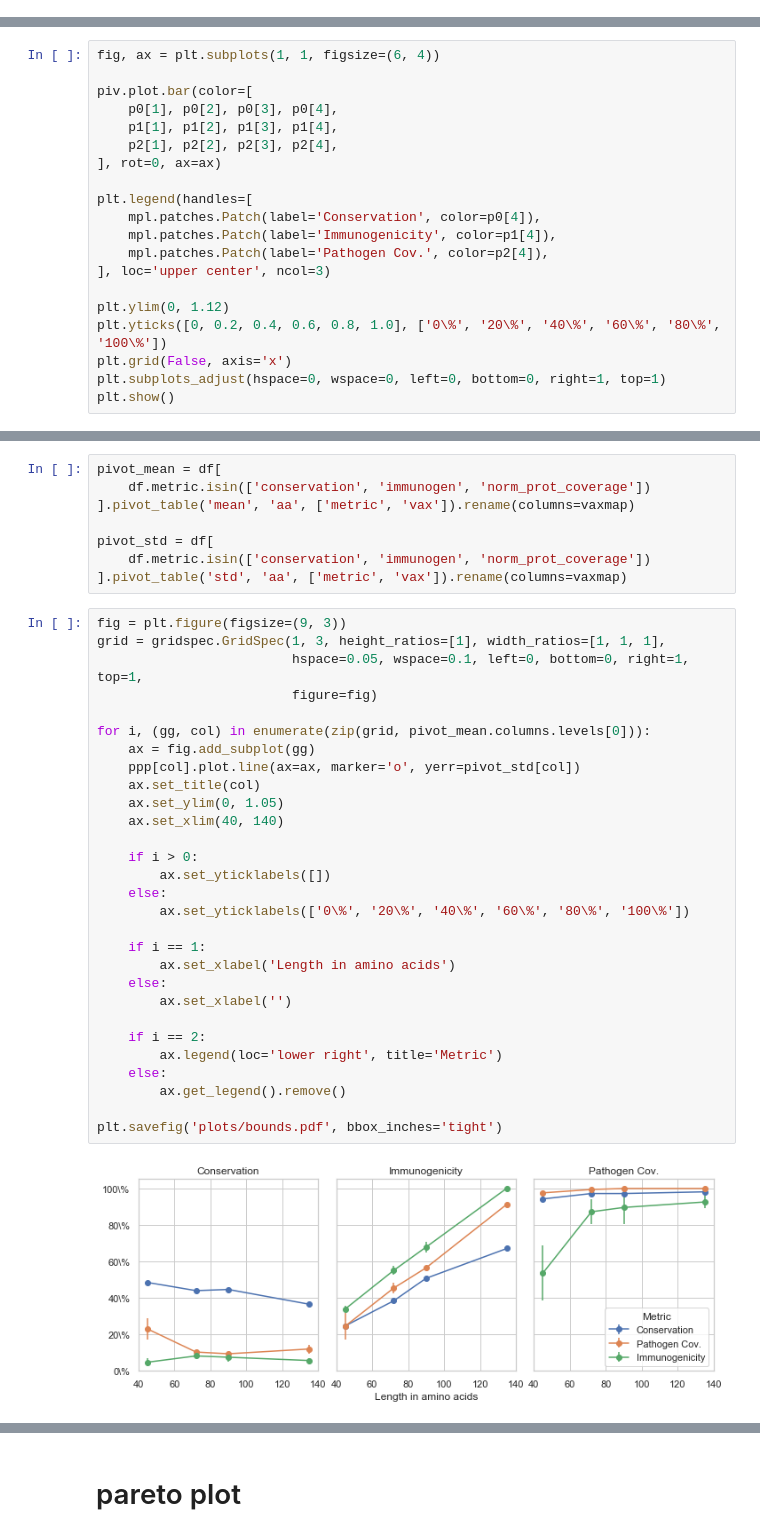
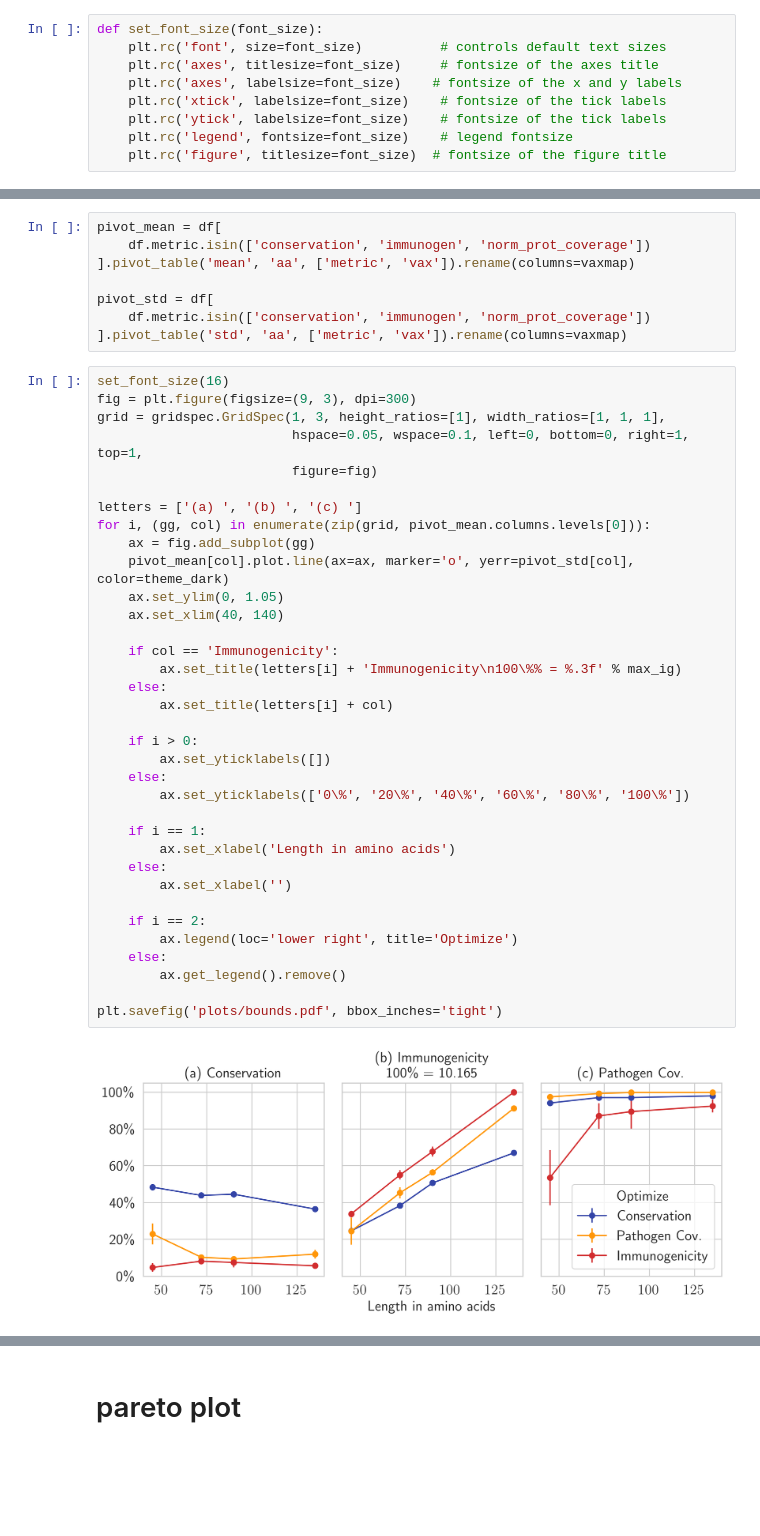
Before and after one commit to SchubertLab/GeneralizedEvDesign, a Jupyter notebook: plots.ipynb, the cells around one changed output, grey strips where cells are left out. Cells and saved outputs as stored; diff of their text form; blank space fills up the shorter version.

```diff
--- a/plots.ipynb
+++ b/plots.ipynb
@@ -21,3 +46,12 @@ sns.set_style('whitegrid')
+# %%
+def set_font_size(font_size):
+    plt.rc('font', size=font_size)          # controls default text sizes
+    plt.rc('axes', titlesize=font_size)     # fontsize of the axes title
+    plt.rc('axes', labelsize=font_size)    # fontsize of the x and y labels
+    plt.rc('xtick', labelsize=font_size)    # fontsize of the tick labels
+    plt.rc('ytick', labelsize=font_size)    # fontsize of the tick labels
+    plt.rc('legend', fontsize=font_size)    # legend fontsize
+    plt.rc('figure', titlesize=font_size)  # fontsize of the figure title
 # %% [markdown]
 # bound plot
 # %%
@@ -80,20 +109,0 @@ p2 = sns.light_palette('C2')
-# %%
-fig, ax = plt.subplots(1, 1, figsize=(6, 4))
-
-piv.plot.bar(color=[
-    p0[1], p0[2], p0[3], p0[4],
-    p1[1], p1[2], p1[3], p1[4],
-    p2[1], p2[2], p2[3], p2[4],
-], rot=0, ax=ax)
-
-plt.legend(handles=[
-    mpl.patches.Patch(label='Conservation', color=p0[4]),
-    mpl.patches.Patch(label='Immunogenicity', color=p1[4]),
-    mpl.patches.Patch(label='Pathogen Cov.', color=p2[4]),
-], loc='upper center', ncol=3)
-
-plt.ylim(0, 1.12)
-plt.yticks([0, 0.2, 0.4, 0.6, 0.8, 1.0], ['0\%', '20\%', '40\%', '60\%', '80\%', '100\%'])
-plt.grid(False, axis='x')
-plt.subplots_adjust(hspace=0, wspace=0, left=0, bottom=0, right=1, top=1)
-plt.show()
@@ -110,33 +116,39 @@ pivot_std = df[
     df.metric.isin(['conservation', 'immunogen', 'norm_prot_coverage'])
 ].pivot_table('std', 'aa', ['metric', 'vax']).rename(columns=vaxmap)
 # %%
-fig = plt.figure(figsize=(9, 3))
+set_font_size(16)
+fig = plt.figure(figsize=(9, 3), dpi=300)
 grid = gridspec.GridSpec(1, 3, height_ratios=[1], width_ratios=[1, 1, 1],
                          hspace=0.05, wspace=0.1, left=0, bottom=0, right=1, top=1,
                          figure=fig)
 
+letters = ['(a) ', '(b) ', '(c) ']
 for i, (gg, col) in enumerate(zip(grid, pivot_mean.columns.levels[0])):
     ax = fig.add_subplot(gg)
-    ppp[col].plot.line(ax=ax, marker='o', yerr=pivot_std[col])
-    ax.set_title(col)
+    pivot_mean[col].plot.line(ax=ax, marker='o', yerr=pivot_std[col], color=theme_dark)
     ax.set_ylim(0, 1.05)
     ax.set_xlim(40, 140)
+
+    if col == 'Immunogenicity':
+        ax.set_title(letters[i] + 'Immunogenicity\n100\%% = %.3f' % max_ig)
+    else:
+        ax.set_title(letters[i] + col)
 
     if i > 0:
         ax.set_yticklabels([])
     else:
         ax.set_yticklabels(['0\%', '20\%', '40\%', '60\%', '80\%', '100\%'])
 
     if i == 1:
         ax.set_xlabel('Length in amino acids')
     else:
         ax.set_xlabel('')
 
     if i == 2:
-        ax.legend(loc='lower right', title='Metric')
+        ax.legend(loc='lower right', title='Optimize')
     else:
         ax.get_legend().remove()
 
 plt.savefig('plots/bounds.pdf', bbox_inches='tight')
 # %% [output]
-[figure, old version]
+[figure, new version]
```
Also changed, not shown: parts of 50 cells of this notebook, 8 other files.
